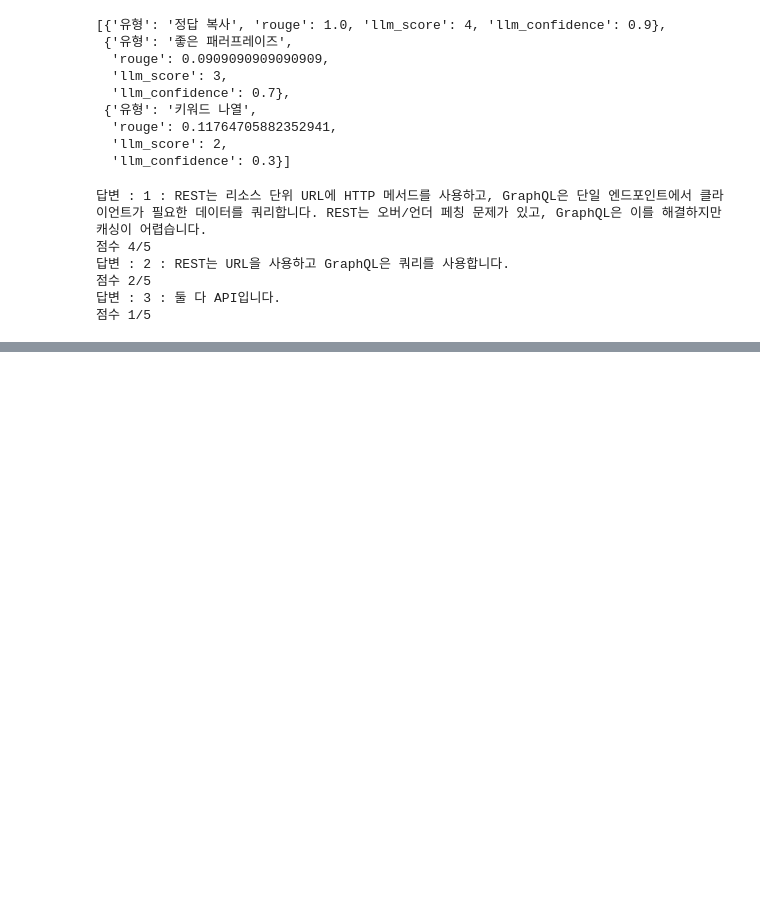
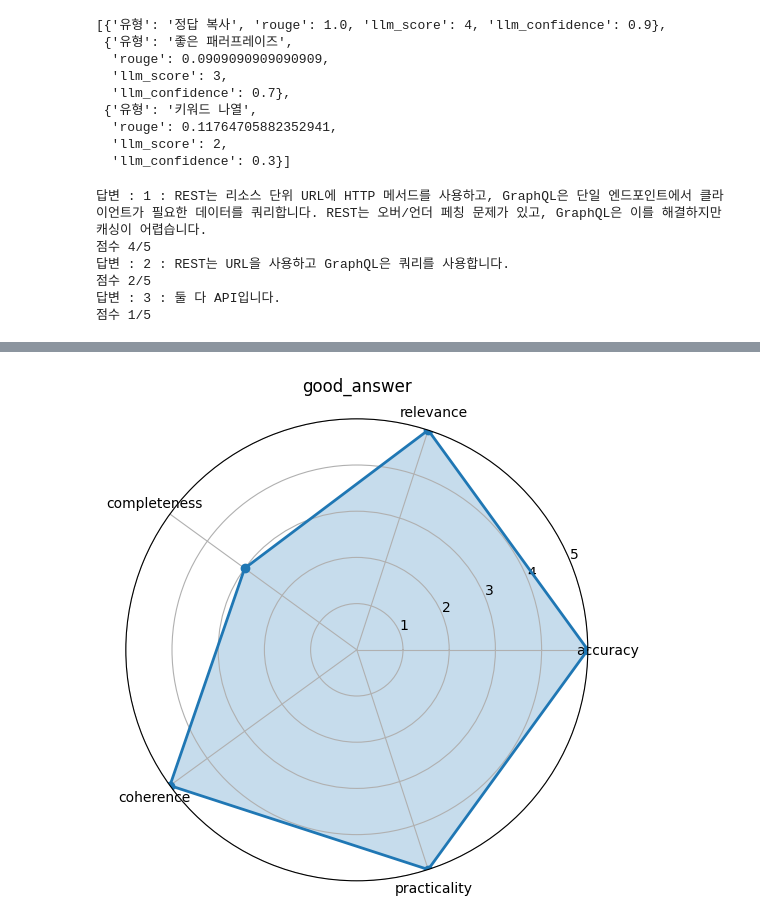
Before and after one commit to jeon-jeongin/llm-study, a Jupyter notebook: week05/20260408.ipynb, the cells around one changed output, grey strips where cells are left out. Drawn from its saved outputs; the diff is of its cells as text; code cells hidden in the pictures; blank space fills up the shorter version.

````diff
--- a/week05/20260408.ipynb
+++ b/week05/20260408.ipynb
@@ -597,0 +726,84 @@ result
+# %%
+import json
+import numpy as np
+import matplotlib.pyplot as plt
+
+# ✅ 평가 기준 정의
+EVAL_DIMENSIONS = {
+    "accuracy": "사실적으로 정확한 정보만 포함하는가 (1-5)",
+    "relevance": "질문의 의도와 범위에 적합한 답변인가 (1-5)",
+    "completeness": "핵심 포인트를 빠짐없이 다루는가 (1-5)",
+    "coherence": "논리적 흐름과 구조가 일관적인가 (1-5)",
+    "practicality": "실제 상황에서 바로 활용 가능한 구체적이고 실행 가능한 답변인가 (1-5)"
+}
+
+# ✅ LLM 평가 함수
+def multidim_judge(question, answer, dimensions=EVAL_DIMENSIONS):
+    dim_text = '\n'.join(f"- {k} : {v}" for k, v in dimensions.items())
+    dim_keys = list(dimensions.keys())
+
+    prompt = f"""다음 답변을 아래 차원별로 독립적으로 평가하세요.
+각 차원은 다른 차원에 영향을 받지 않고 독립 평가 합니다.
+
+질문 : {question}
+답변 : {answer}
+
+평가차원
+{dim_text}
+
+JSON으로 답하세요:
+{{"scores" : {{{",".join(f'"{k}" : 1-5' for k in dim_keys)}}}, "summary" : "한 줄 요약"}}
+"""
+
+    result = llm.invoke(prompt).content
+
+    # 코드블럭 제거
+    result = result.replace('```json', '').replace('```', '').strip()
+
+    return json.loads(result)
+
+
+# ✅ 레이더 차트
+def plot_radar(scores_dict, title="multi-dim-evaluation"):
+    categories = list(scores_dict.keys())
+    values = [float(v) for v in scores_dict.values()]  # ✅ 문자열 대비
+    values += values[:1]
+
+    angles = np.linspace(0, 2*np.pi, len(categories), endpoint=False).tolist()
+    angles += angles[:1]
+
+    fig, ax = plt.subplots(figsize=(6,6), subplot_kw=dict(polar=True))
+
+    ax.fill(angles, values, alpha=0.25)  # ✅ alpha 오타 수정
+    ax.plot(angles, values, 'o-', linewidth=2)
+
+    ax.set_xticks(angles[:-1])
+    ax.set_xticklabels(categories)
+    ax.set_ylim(0, 5)
+    ax.set_title(title, pad=20)
+
+    plt.show()
+
+
+# ✅ 테스트 질문 & 답변
+question = "파이썬으로 CSV 파일을 읽는 방법은?"
+
+answers = [
+    ("pandas 라이브러리의 read_csv를 사용합니다. import pandas as pd; df = pd.read_csv('file.csv')", "good_answer"),
+    ("파일을 열어서 읽으면 됩니다.", "bad_answer")
+]
+
+# ✅ 실행
+for ans, label in answers:
+    result = multidim_judge(question, ans)
+    scores = result.get("scores")
+
+    print(f"\n[{label}]")
+    print("scores:", scores)
+    print("summary:", result.get("summary"))
+
+    if scores is not None:
+        plot_radar(scores, title=label)
+    else:
+        print("⚠️ score 없음:", result)
+# %% [output]
@@ -597,0 +813 @@ result
+[figure, added]
````
Also changed, not shown: parts of 34 cells of this notebook.
